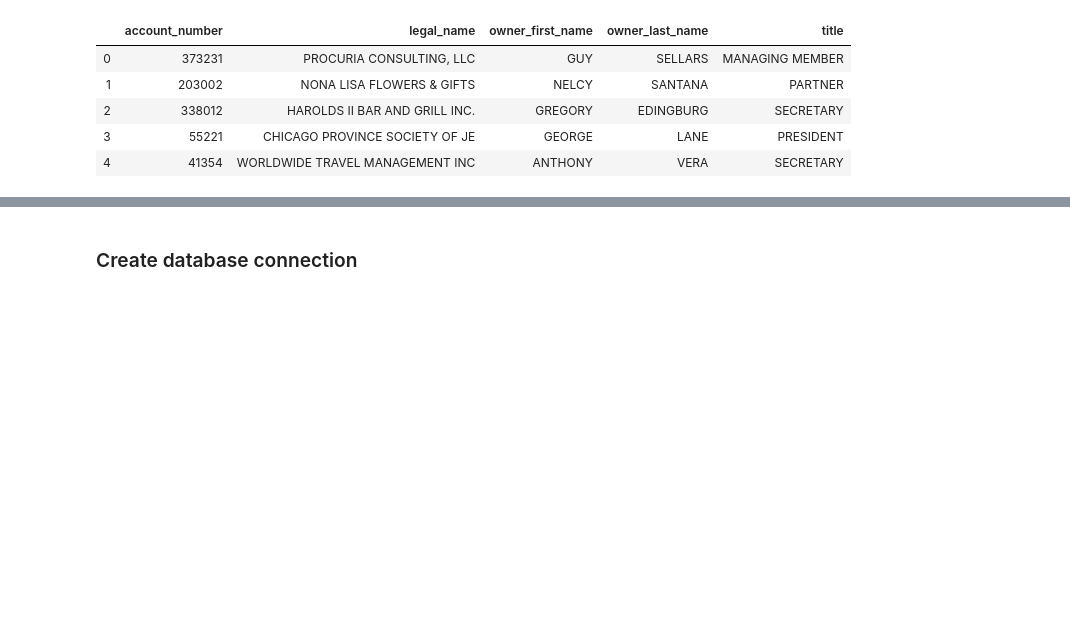
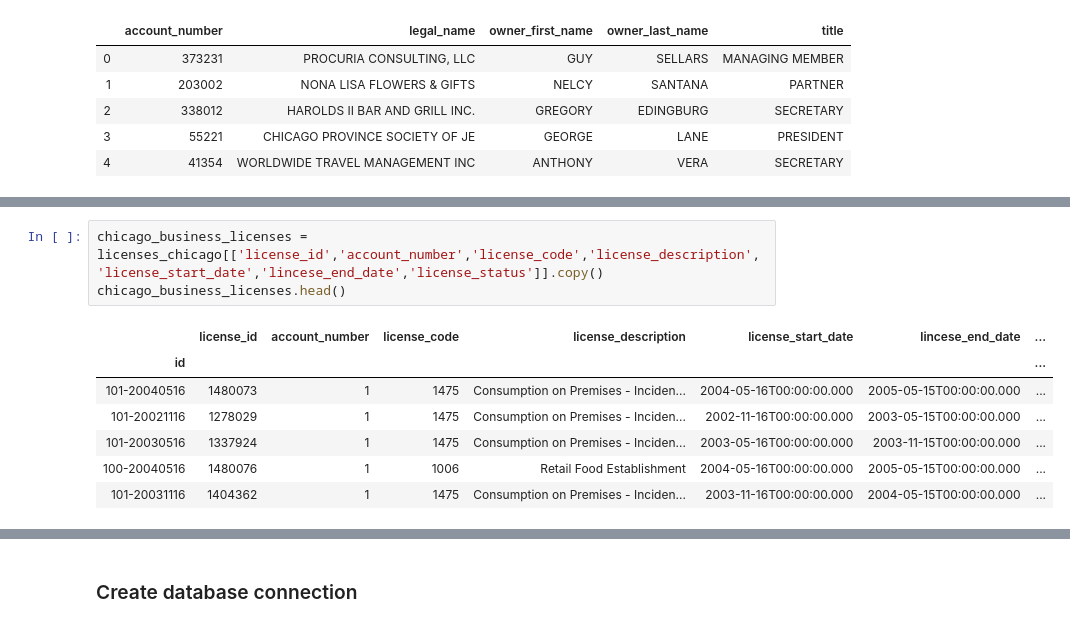
Before and after one commit to Lei-Gu/ETL-Project, a Jupyter notebook: Chicago Resturant Inspection.ipynb, the cells around one changed output, grey strips where cells are left out. Cells and saved outputs as stored; diff of their text form; blank space fills up the shorter version.

```diff
--- a/Chicago Resturant Inspection.ipynb
+++ b/Chicago Resturant Inspection.ipynb
@@ -146,0 +223,11 @@ KeyError: Index(['id'], dtype='object')
+# %%
+chicago_business_licenses = licenses_chicago[['license_id','account_number','license_code','license_description','license_start_date','lincese_end_date','license_status']].copy()
+chicago_business_licenses.head()
+# %% [output]
+|  | license_id | account_number | license_code | license_description | license_start_date | lincese_end_date | ... |
+| id |  |  |  |  |  |  | ... |
+| 101-20040516 | 1480073 | 1 | 1475 | Consumption on Premises - Inciden... | 2004-05-16T00:00:00.000 | 2005-05-15T00:00:00.000 | ... |
+| 101-20021116 | 1278029 | 1 | 1475 | Consumption on Premises - Inciden... | 2002-11-16T00:00:00.000 | 2003-05-15T00:00:00.000 | ... |
+| 101-20030516 | 1337924 | 1 | 1475 | Consumption on Premises - Inciden... | 2003-05-16T00:00:00.000 | 2003-11-15T00:00:00.000 | ... |
+| 100-20040516 | 1480076 | 1 | 1006 | Retail Food Establishment | 2004-05-16T00:00:00.000 | 2005-05-15T00:00:00.000 | ... |
+| 101-20031116 | 1404362 | 1 | 1475 | Consumption on Premises - Inciden... | 2003-11-16T00:00:00.000 | 2004-05-15T00:00:00.000 | ... |
```
Also changed, not shown: parts of 18 cells of this notebook, 2 other files.
